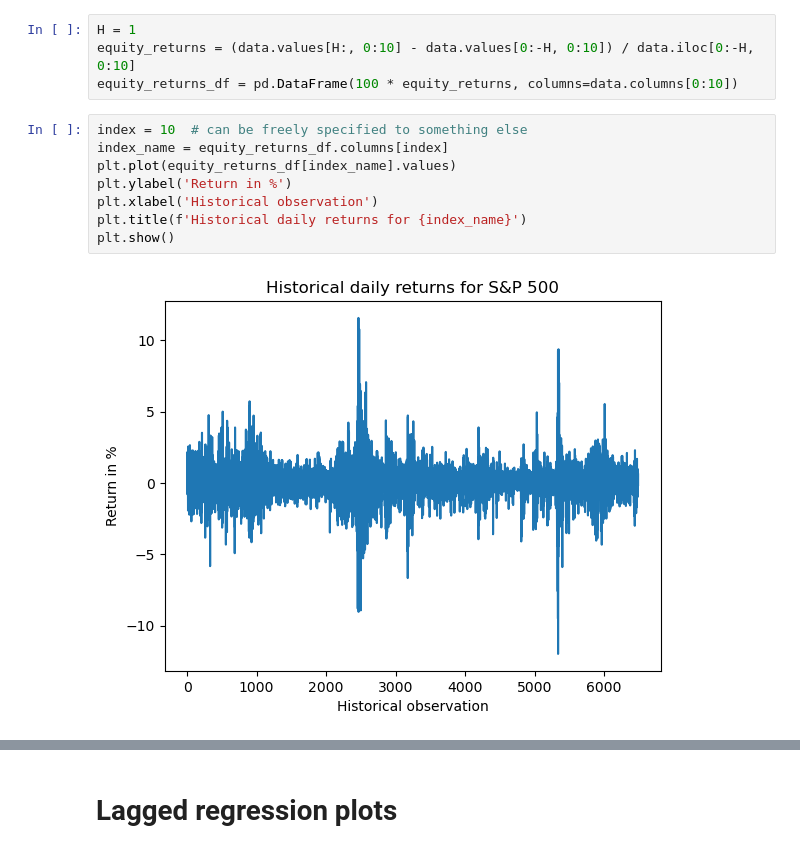
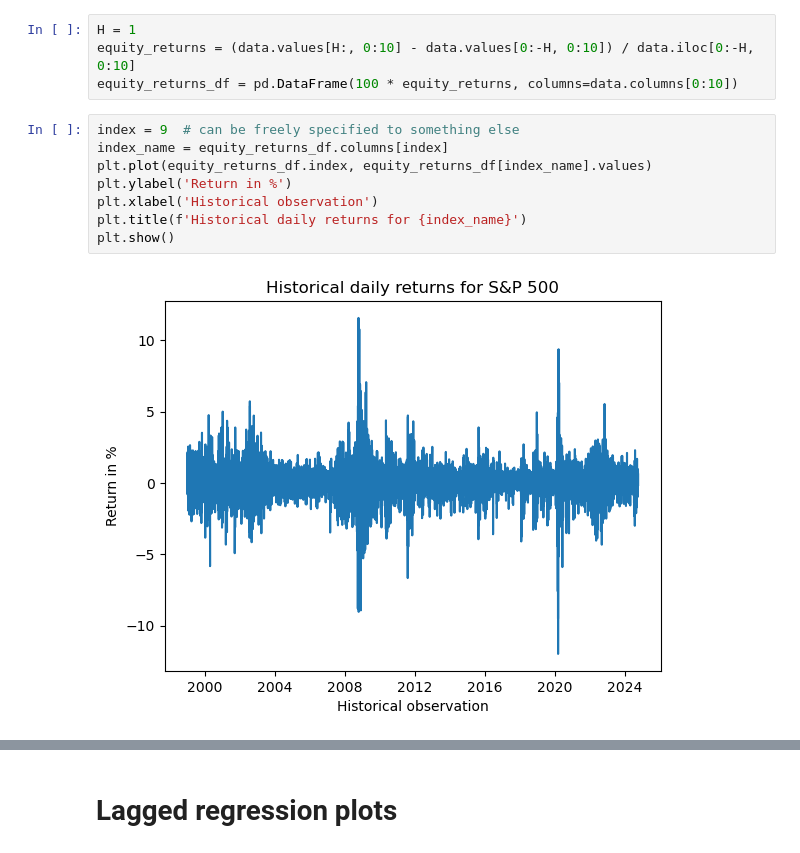
Before and after one commit to radusbriciu/pcrm-book, a Jupyter notebook: code/chapter2/chapter2_2.ipynb, the cells around one changed output, grey strips where cells are left out. Cells and saved outputs as stored; diff of their text form.

Commit message:
Chapter 2 clean-up (#32)
* Minor graph updates for Section 2.2

* Chapter 2 clean-up

```diff
--- a/code/chapter2/chapter2_2.ipynb
+++ b/code/chapter2/chapter2_2.ipynb
@@ -35,13 +35,13 @@ H = 1
 equity_returns = (data.values[H:, 0:10] - data.values[0:-H, 0:10]) / data.iloc[0:-H, 0:10]
 equity_returns_df = pd.DataFrame(100 * equity_returns, columns=data.columns[0:10])
 # %%
-index = 10  # can be freely specified to something else
+index = 9  # can be freely specified to something else
 index_name = equity_returns_df.columns[index]
-plt.plot(equity_returns_df[index_name].values)
+plt.plot(equity_returns_df.index, equity_returns_df[index_name].values)
 plt.ylabel('Return in %')
 plt.xlabel('Historical observation')
 plt.title(f'Historical daily returns for {index_name}')
 plt.show()
 # %% [output]
-[figure, old version]
+[figure, new version]
 # %%
```
Also changed, not shown: parts of 1 cell of this notebook, 1 other file.
